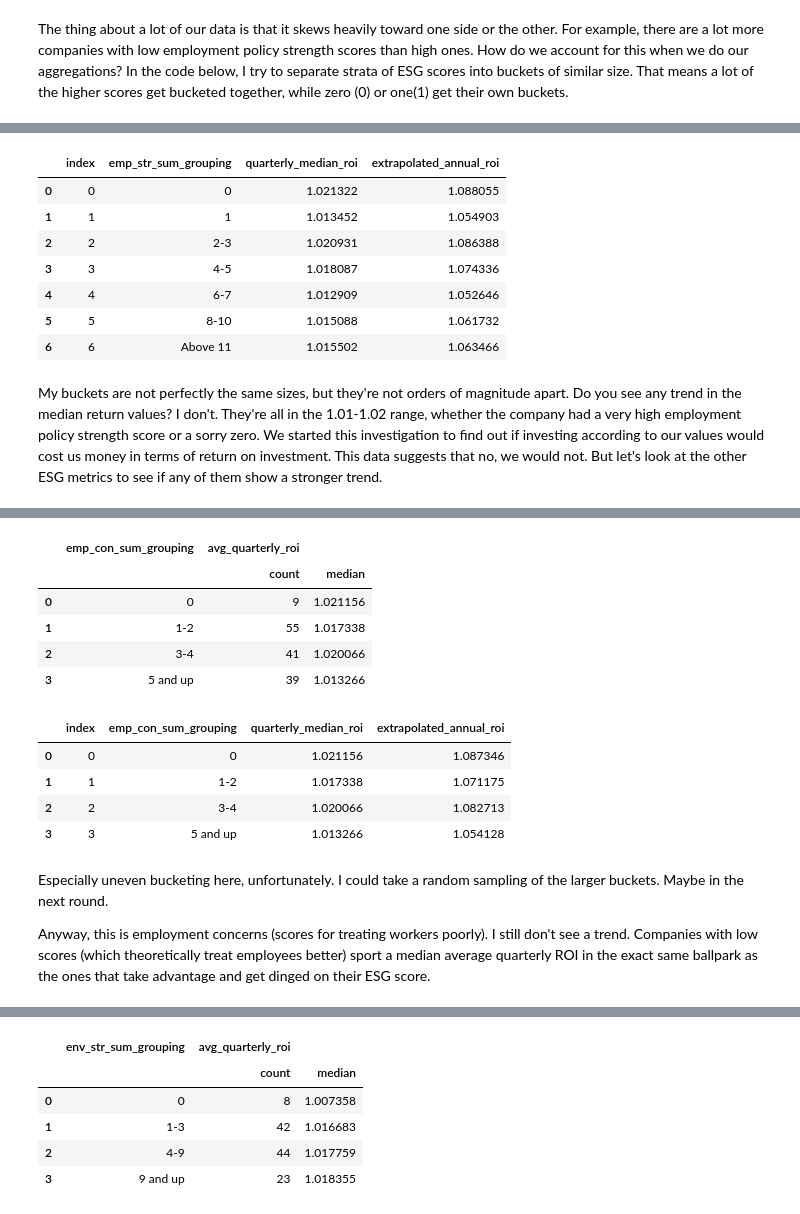
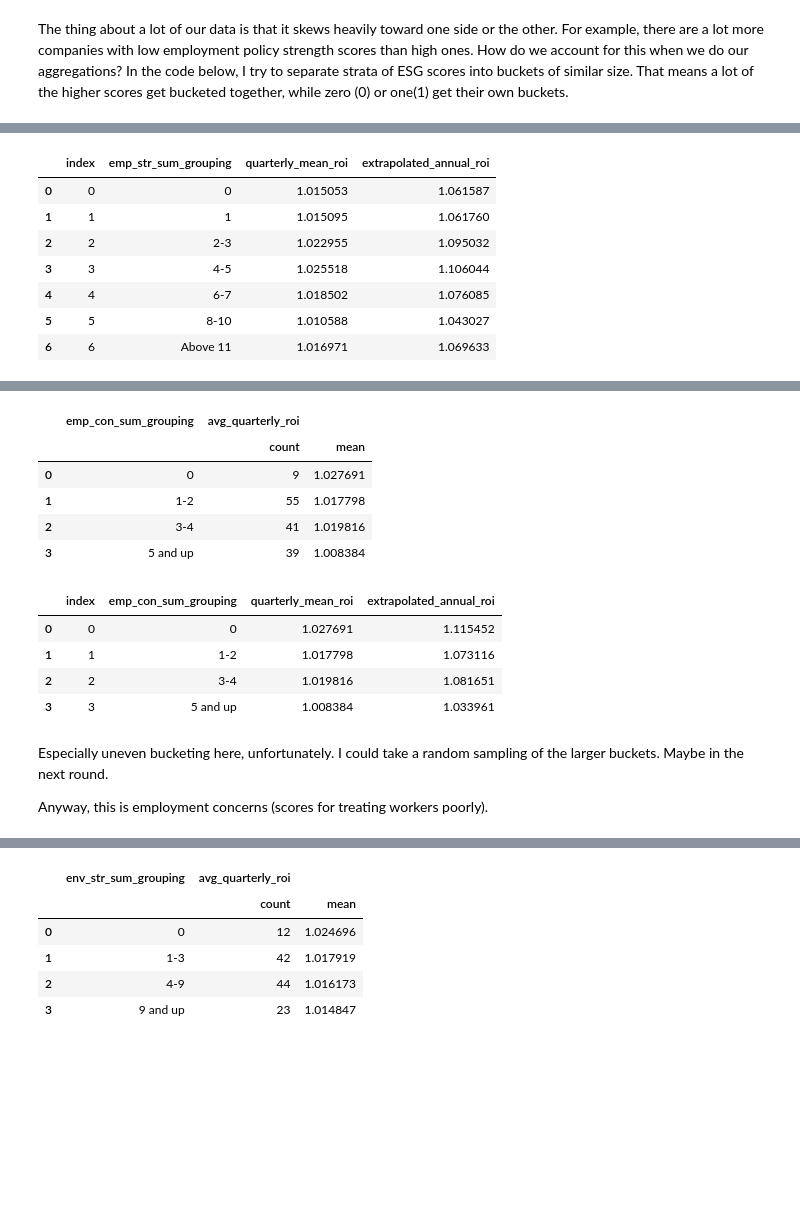
Before and after one commit to chelseatroy/fund_scale, a Jupyter notebook: data_explo/Exploring S&P Ethical Index Data.ipynb, the cells around one changed output, grey strips where cells are left out. Drawn from its saved outputs; the diff is of its cells as text; code cells hidden in the pictures; blank space fills up the shorter version.

Commit message:
Aggregate based on annualized returns

```diff
--- a/data_explo/Exploring S&P Ethical Index Data.ipynb
+++ b/data_explo/Exploring S&P Ethical Index Data.ipynb
@@ -291,5 +293,5 @@ And here are our initial results for employment policy strength scores and media
 # %%
-grouping = emp_str_sum.groupby(['emp_str_sum_grouping']).agg({'avg_quarterly_roi': ['count','median']}).reset_index()
+grouping = emp_str_sum.groupby(['emp_str_sum_grouping']).agg({'avg_quarterly_roi': ['count','mean']}).reset_index()
 grouping.sort_values('emp_str_sum_grouping')
 # %% [output]
 |  | emp_str_sum_grouping | avg_quarterly_roi |  |
@@ -304,21 +310,19 @@ grouping.sort_values('emp_str_sum_grouping')
 # %%
-a = grouping['emp_str_sum_grouping']
-b = grouping['avg_quarterly_roi']['median']
-c = grouping['avg_quarterly_roi']['median']**4
-annual_view = pd.concat([a, b, extrapolated_annual_roi], axis=1).reset_index()
-annual_view.columns = ['index','emp_str_sum_grouping', 'quarterly_median_roi', 'extrapolated_annual_roi']
+emp_str = grouping['emp_str_sum_grouping']
+qtrly_roi = grouping['avg_quarterly_roi']['mean']
+emp_str_ann_roi = grouping['avg_quarterly_roi']['mean']**4
+annual_view = pd.concat([emp_str, qtrly_roi, emp_str_ann_roi], axis=1).reset_index()
+annual_view.columns = ['index','emp_str_sum_grouping', 'quarterly_mean_roi', 'extrapolated_annual_roi']
 annual_view
 # %% [output]
-|  | index | emp_str_sum_grouping | quarterly_median_roi | extrapolated_annual_roi |
-| 0 | 0 | 0 | 1.021322 | 1.088055 |
-| 1 | 1 | 1 | 1.013452 | 1.054903 |
-| 2 | 2 | 2-3 | 1.020931 | 1.086388 |
-| 3 | 3 | 4-5 | 1.018087 | 1.074336 |
-| 4 | 4 | 6-7 | 1.012909 | 1.052646 |
-| 5 | 5 | 8-10 | 1.015088 | 1.061732 |
-| 6 | 6 | Above 11 | 1.015502 | 1.063466 |
+|  | index | emp_str_sum_grouping | quarterly_mean_roi | extrapolated_annual_roi |
+| 0 | 0 | 0 | 1.015053 | 1.061587 |
+| 1 | 1 | 1 | 1.015095 | 1.061760 |
+| 2 | 2 | 2-3 | 1.022955 | 1.095032 |
+| 3 | 3 | 4-5 | 1.025518 | 1.106044 |
+| 4 | 4 | 6-7 | 1.018502 | 1.076085 |
+| 5 | 5 | 8-10 | 1.010588 | 1.043027 |
+| 6 | 6 | Above 11 | 1.016971 | 1.069633 |
-# %% [markdown]
-My buckets are not perfectly the same sizes, but they're not orders of magnitude apart. Do you see any trend in the median return values? I don't. They're all in the 1.01-1.02 range, whether the company had a very high employment policy strength score or a sorry zero. We started this investigation to find out if investing according to our values would cost us money in terms of return on investment. This data suggests that no, we would not. But let's look at the other ESG metrics to see if any of them show a stronger trend.
 # %%
 esg_sum_zero = all_data[all_data['EMP-con-sum'] == 0.0]
 eighteen_examples = esg_sum_zero.sample(18)
@@ -349,32 +353,32 @@ emp_con_sum.head()
 | 16 | ACY | 2.0 | 3.0 | 0.0 | 13.0 | NaN | NaN | ... |
 5 rows × 70 columns
 # %%
-grouping = emp_con_sum.groupby(['emp_con_sum_grouping'])[['avg_quarterly_roi']].agg(['count', 'median']).reset_index()
+grouping = emp_con_sum.groupby(['emp_con_sum_grouping'])[['avg_quarterly_roi']].agg(['count', 'mean']).reset_index()
 grouping.sort_values('emp_con_sum_grouping')
 # %% [output]
 |  | emp_con_sum_grouping | avg_quarterly_roi |  |
-|  |  | count | median |
-| 0 | 0 | 9 | 1.021156 |
-| 1 | 1-2 | 55 | 1.017338 |
-| 2 | 3-4 | 41 | 1.020066 |
-| 3 | 5 and up | 39 | 1.013266 |
+|  |  | count | mean |
+| 0 | 0 | 9 | 1.027691 |
+| 1 | 1-2 | 55 | 1.017798 |
+| 2 | 3-4 | 41 | 1.019816 |
+| 3 | 5 and up | 39 | 1.008384 |
 # %%
-a = grouping['emp_con_sum_grouping']
-b = grouping['avg_quarterly_roi']['median']
-c = grouping['avg_quarterly_roi']['median']**4
-annual_view = pd.concat([a, b, extrapolated_annual_roi], axis=1).reset_index()
-annual_view.columns = ['index','emp_con_sum_grouping', 'quarterly_median_roi', 'extrapolated_annual_roi']
+emp_con = grouping['emp_con_sum_grouping']
+qtrly_roi = grouping['avg_quarterly_roi']['mean']
+emp_con_ann_roi = grouping['avg_quarterly_roi']['mean']**4
+annual_view = pd.concat([emp_con, qtrly_roi, emp_con_ann_roi], axis=1).reset_index()
+annual_view.columns = ['index','emp_con_sum_grouping', 'quarterly_mean_roi', 'extrapolated_annual_roi']
 annual_view
 # %% [output]
-|  | index | emp_con_sum_grouping | quarterly_median_roi | extrapolated_annual_roi |
-| 0 | 0 | 0 | 1.021156 | 1.087346 |
-| 1 | 1 | 1-2 | 1.017338 | 1.071175 |
-| 2 | 2 | 3-4 | 1.020066 | 1.082713 |
-| 3 | 3 | 5 and up | 1.013266 | 1.054128 |
+|  | index | emp_con_sum_grouping | quarterly_mean_roi | extrapolated_annual_roi |
+| 0 | 0 | 0 | 1.027691 | 1.115452 |
+| 1 | 1 | 1-2 | 1.017798 | 1.073116 |
+| 2 | 2 | 3-4 | 1.019816 | 1.081651 |
+| 3 | 3 | 5 and up | 1.008384 | 1.033961 |
 # %% [markdown]
 Especially uneven bucketing here, unfortunately. I could take a random sampling of the larger buckets. Maybe in the next round.
 
-Anyway, this is employment concerns (scores for treating workers poorly). I still don't see a trend. Companies with low scores (which theoretically treat employees better) sport a median average quarterly ROI in the exact same ballpark as the ones that take advantage and get dinged on their ESG score.
+Anyway, this is employment concerns (scores for treating workers poorly).
 # %%
 esg_sum_zero = all_data[all_data['ENV-str-sum'] == 0.0]
 twenty_examples = esg_sum_zero.sample(20)
@@ -405,13 +409,13 @@ env_str_sum.head()
 | 31 | AGN | 0.0 | 0.0 | 3.0 | 0.0 | NaN | NaN | ... |
 5 rows × 70 columns
 # %%
-grouping = env_str_sum.groupby(['env_str_sum_grouping'])[['avg_quarterly_roi']].agg(['count', 'median']).reset_index()
+grouping = env_str_sum.groupby(['env_str_sum_grouping'])[['avg_quarterly_roi']].agg(['count', 'mean']).reset_index()
 grouping.sort_values('env_str_sum_grouping')
 # %% [output]
 |  | env_str_sum_grouping | avg_quarterly_roi |  |
-|  |  | count | median |
-| 0 | 0 | 8 | 1.007358 |
-| 1 | 1-3 | 42 | 1.016683 |
-| 2 | 4-9 | 44 | 1.017759 |
-| 3 | 9 and up | 23 | 1.018355 |
+|  |  | count | mean |
+| 0 | 0 | 12 | 1.024696 |
+| 1 | 1-3 | 42 | 1.017919 |
+| 2 | 4-9 | 44 | 1.016173 |
+| 3 | 9 and up | 23 | 1.014847 |
 # %%
```
Also changed, not shown: parts of 16 cells of this notebook.
